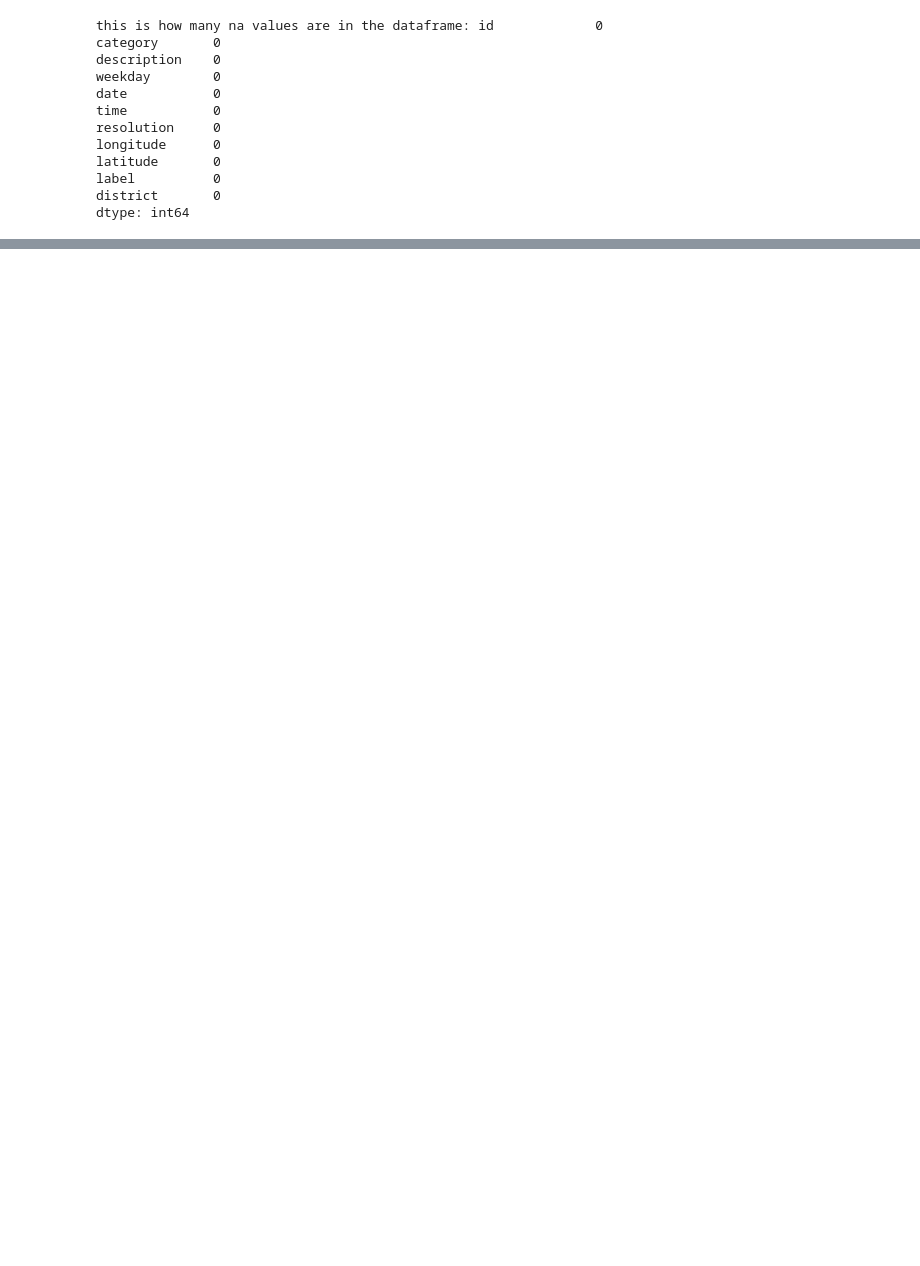
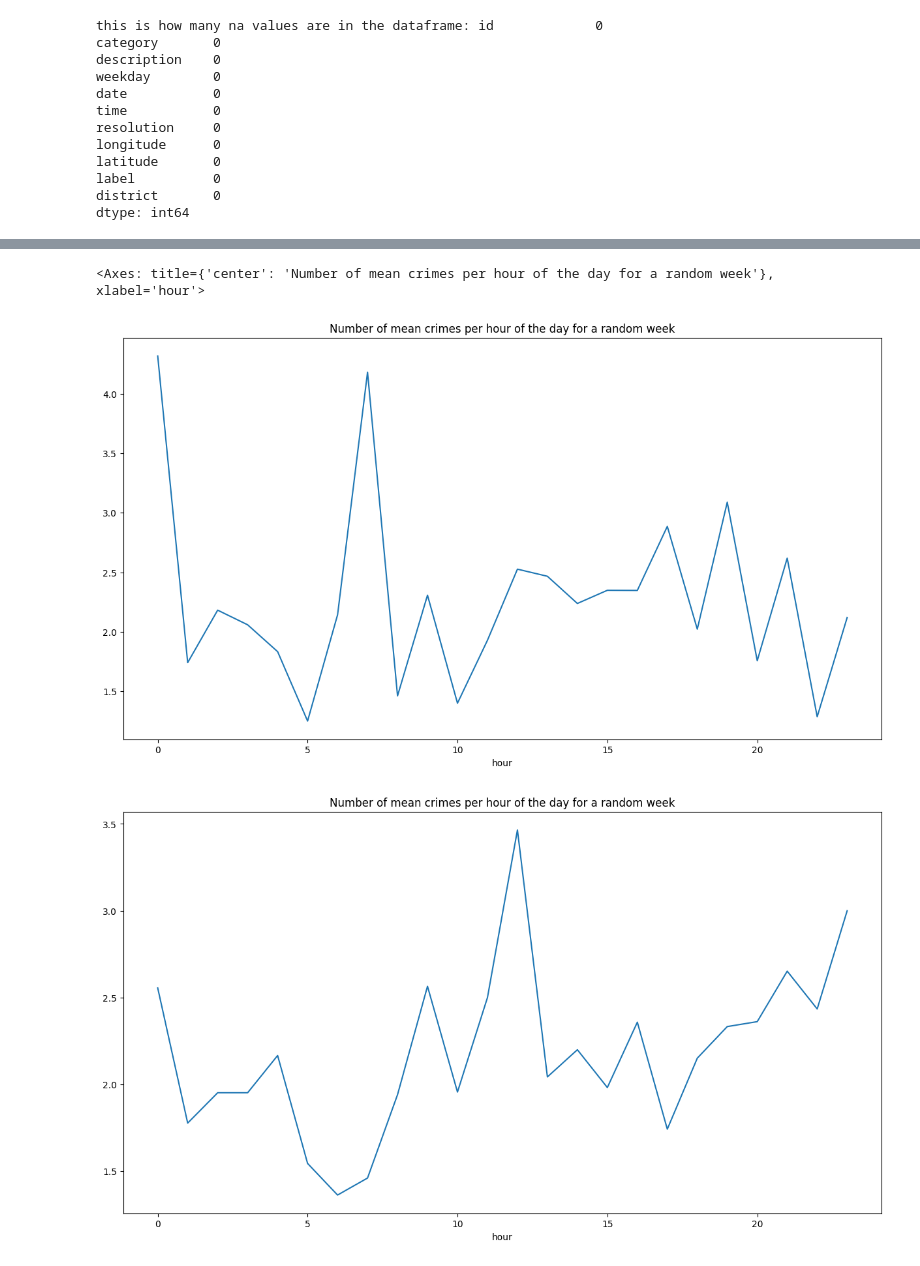
Before and after one commit to kristianseverin/CasePFA, a Jupyter notebook: XGBoost.ipynb, the cells around one changed output, grey strips where cells are left out. Saved outputs shown, nothing was run; the diff lists cells and outputs as text; code cells hidden in the pictures; blank space fills up the shorter version.

```diff
--- a/XGBoost.ipynb
+++ b/XGBoost.ipynb
@@ -114,0 +103,21 @@ print(df['district'].nunique())
+# %%
+# create time features
+def create_time_features(df):
+    # create time features
+    df['year'] = df['datetime'].dt.year
+    df['month'] = df['datetime'].dt.month
+    df['day'] = df['datetime'].dt.day
+    df['hour'] = df['datetime'].dt.hour
+    df['minute'] = df['datetime'].dt.minute
+    df['weekday'] = df['datetime'].dt.weekday
+
+    return df
+
+# use function to create time features
+df = create_time_features(df)
+# %%
+# make a numerical column with number of crimes per day
+df['num_crimes'] = df['date'].map(df['date'].value_counts())
+
+# make a numerical column with number of crimes per hour of the particular day
+df['num_crimes_hour'] = df['datetime'].map(df['datetime'].value_counts())
@@ -114,0 +209,20 @@ print(df['district'].nunique())
+# %%
+# must be done for visualizing the data
+dfXGB = dfXGB.set_index('datetime')
+# %%
+# visualize feature to target relationship
+# plot the relationship between hour and num_crimes per hour for a random week
+fig, ax = plt.subplots(figsize=(15, 8))
+dfXGB['2014-01-01':'2014-01-07'].groupby('hour')['num_crimes_hour'].mean().plot(ax = ax, title = 'Number of mean crimes per hour of the day for a random week')
+
+# a different random week
+fig, ax = plt.subplots(figsize=(15, 8))
+dfXGB['2014-01-08':'2014-01-14'].groupby('hour')['num_crimes_hour'].mean().plot(ax = ax, title = 'Number of mean crimes per hour of the day for a random week')
+
+# a different random week
+fig, ax = plt.subplots(figsize=(15, 8))
+dfXGB['2014-01-15':'2014-01-21'].groupby('hour')['num_crimes_hour'].mean().plot(ax = ax, title = 'Number of mean crimes per hour of the day for a random week')
+# %% [output]
+<Axes: title={'center': 'Number of mean crimes per hour of the day for a random week'}, xlabel='hour'>
+[figure, added]
+[figure, added]
```
Also changed, not shown: parts of 39 cells of this notebook.
